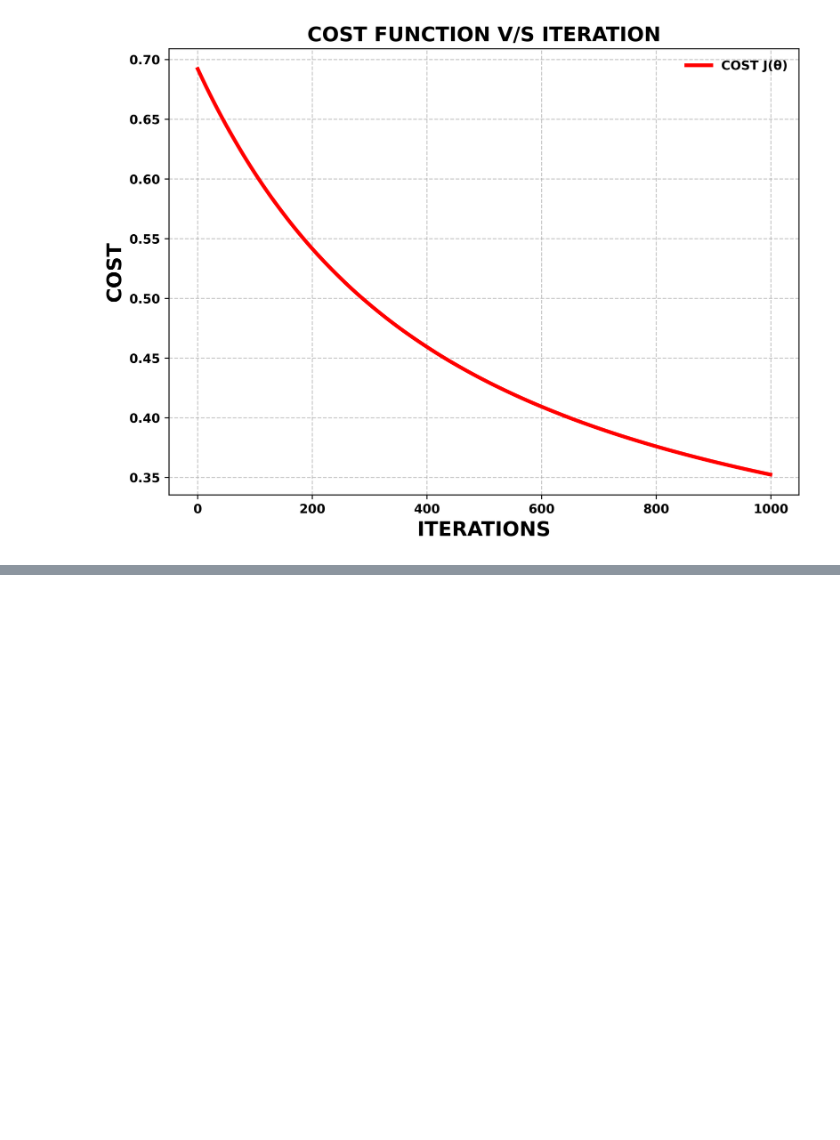
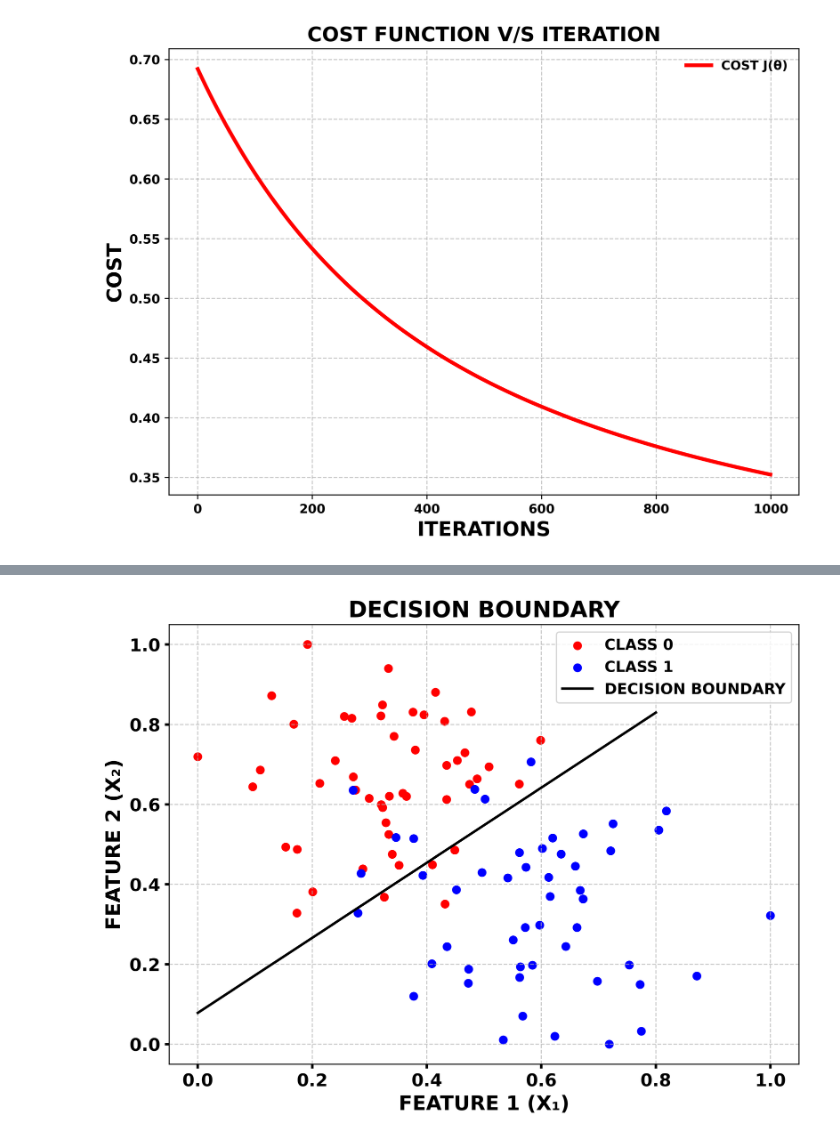
Before and after one commit to DaRkSouL36/LogisticRegression, a Jupyter notebook: LogisticRegression.ipynb, the cells around one changed output, grey strips where cells are left out. Cells and saved outputs as stored; diff of their text form; code cells hidden in the pictures; blank space fills up the shorter version.

Commit message:
VISUALIZING DECISION BOUNDARY AND DECODING THE DECISION BOUNDARY MATHS

```diff
--- a/LogisticRegression.ipynb
+++ b/LogisticRegression.ipynb
@@ -37,10 +37,9 @@ y_data = pd.read_csv('DATA/logisticY.csv', header=None).values
 # %%
-# FLATTENING Y IF NEEDED TO MAKE IT A 1D ARRAY FOR EASIER CALCULATIONS
-# RESHAPE Y INTO COLUMN VECTOR
-y_data = y_data.reshape(-1, 1)
+# RESHAPING Y TO ENSURE IT IS A COLUMN VECTOR (M, 1)
+y_data = y_raw.reshape(-1, 1)
 
 # CHECKING SHAPE
-print(f"X SHAPE --> {X_data.shape}")
+print(f"X SHAPE --> {X_raw.shape}")
 print(f"Y SHAPE --> {y_data.shape}")
 # %% [output]
 X SHAPE --> (100, 2)
@@ -53,9 +52,9 @@ WE WILL NORMALIZE THE DATA AND ADD AN INTERCEPT TERM (BIAS) TO X.
 # THIS IS CRUCIAL FOR GRADIENT DESCENT CONVERGENCE
 # MATH: X_norm = (X - min) / (max - min)
 
-X_min = np.min(X_data, axis = 0)
-X_max = np.max(X_data, axis = 0)
-X_norm = (X_data - X_min) / (X_max - X_min)
+X_min = np.min(X_raw, axis = 0)
+X_max = np.max(X_raw, axis = 0)
+X_norm = (X_raw - X_min) / (X_max - X_min)
 # %% [markdown]
 # 🔍 NORMALIZATION STRATEGY: MIN-MAX VS. Z-SCORE
 
@@ -148,9 +147,9 @@ WE SHOULD USE **Z-SCORE** INSTEAD IF:
 # MATH: X = [1, x1, x2, ...]
 
 m = len(y_data)
-X_ready = np.hstack((np.ones((m , 1)), X_norm))
+X_data = np.hstack((np.ones((m, 1)), X_norm))
 
-print(f"PROCESSED X SHAPE: {X_ready.shape}")
+print(f"PROCESSED X SHAPE: {X_data.shape}")
 # %% [output]
 PROCESSED X SHAPE: (100, 3)
 # %% [markdown]
@@ -304,7 +351,7 @@ WE INSTANTIATE THE CLASS WITH LR=0.1 AND TRAIN IT.
 # TRAIN MODEL
 
 model = LogisticRegression(learning_rate = 0.1, iterations = 1000)
-model.train(X_ready, y_data)
+model.train(X_data, y_data)
 
 print(f"FINAL COST --> {model.cost_history[-1]:.6f}")
 print(f"FINAL LEARNING PARAMETERS (THETA) --> {model.theta}")
@@ -344,0 +397,40 @@ plt.show()
+# %%
+plt.figure(figsize=(8, 6), dpi=500)
+
+label_class_1_shown = False
+label_class_0_shown = False
+
+for i in range(len(y_data)):
+    if y_data[i] == 1:
+        if not label_class_1_shown:
+            plt.scatter(X_data[i, 1], X_data[i, 2], color='blue', label='CLASS 1')
+            label_class_1_shown = True
+        else:
+            plt.scatter(X_data[i, 1], X_data[i, 2], color='blue')
+    else:
+        if not label_class_0_shown:
+            plt.scatter(X_data[i, 1], X_data[i, 2], color='red', label='CLASS 0')
+            label_class_0_shown = True
+        else:
+            plt.scatter(X_data[i, 1], X_data[i, 2], color='red')
+
+x_vals = np.linspace(0, 0.8, 100)
+y_vals = -(model.theta[0] + model.theta[1] * x_vals) / model.theta[2]
+plt.plot(x_vals, y_vals, color='black', linewidth=2, label='DECISION BOUNDARY')
+
+plt.xlabel("FEATURE 1 (X₁)", fontsize=16, fontweight='bold')
+plt.ylabel("FEATURE 2 (X₂)", fontsize=16, fontweight='bold')
+plt.tick_params(axis='both', which='major', labelsize=14, width=2)
+for label in plt.gca().get_xticklabels() + plt.gca().get_yticklabels():
+    label.set_fontweight('bold')
+plt.title("DECISION BOUNDARY", fontsize=18, fontweight='bold')
+plt.grid(True, linestyle='--', alpha=0.7)
+
+legend = plt.legend(loc='upper right', fontsize=12, frameon=True)
+for text in legend.get_texts():
+    text.set_fontweight('bold')
+
+plt.tight_layout()
+plt.show()
+# %% [output]
+[figure, added]
```
Also changed, not shown: parts of 6 cells of this notebook.
